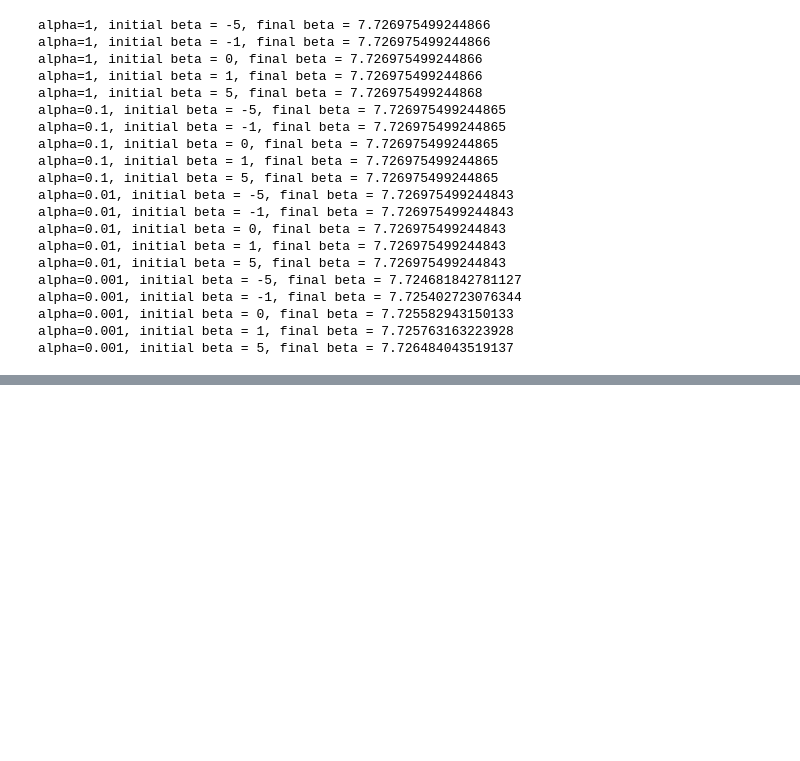
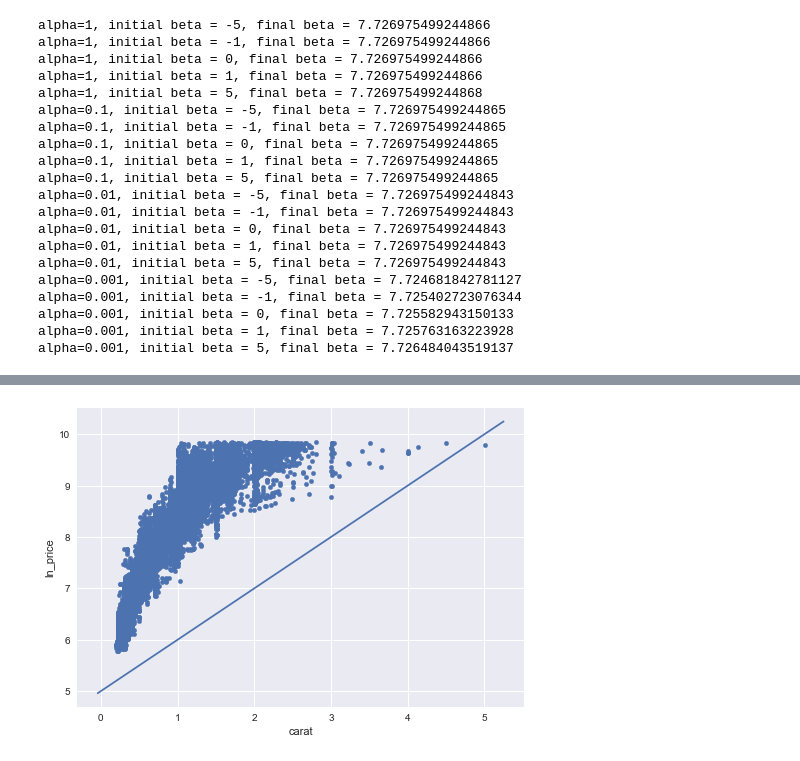
Before and after one commit to MatthewAckman/gradient_descent_newton_method, a Jupyter notebook: ols_gradient.ipynb, the cells around one changed output, grey strips where cells are left out. Saved outputs shown, nothing was run; the diff lists cells and outputs as text; code cells hidden in the pictures; blank space fills up the shorter version.

```diff
--- a/ols_gradient.ipynb
+++ b/ols_gradient.ipynb
@@ -109,0 +206,9 @@ alpha=0.001, initial beta = 5, final beta = 7.726484043519137
+# %%
+fig, ax = plt.subplots(1,1)
+
+
+df.plot(kind='scatter', y='ln_price', x='carat', ax=ax)
+
+line(slope=1, intercept=5, ax=ax)
+# %% [output]
+[figure, added]
```
Also changed, not shown: parts of 10 cells of this notebook.
